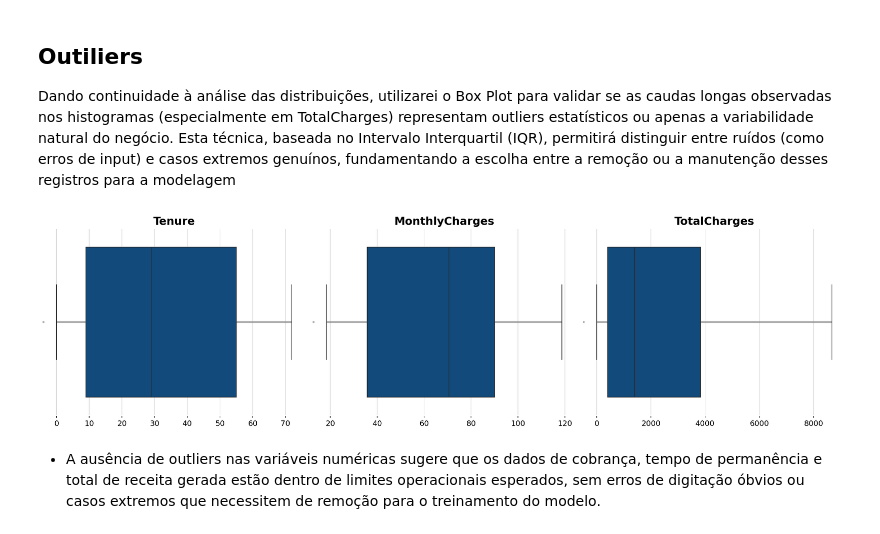
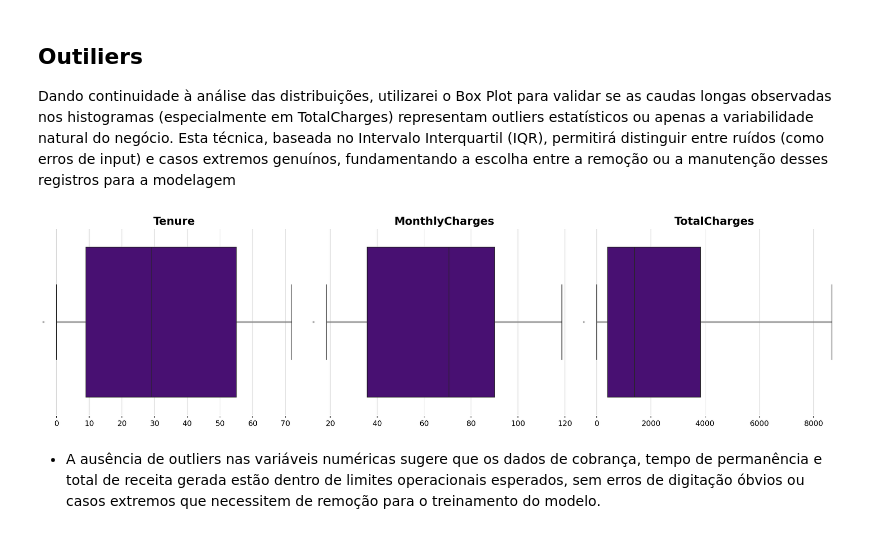
Before and after one commit to RebecaVBoas/Telco-Customer-Churn-Prediction, a Jupyter notebook: notebooks/EDA.ipynb, the cells around one changed output. Cells and saved outputs as stored; diff of their text form; code cells hidden in the pictures.

```diff
--- a/notebooks/EDA.ipynb
+++ b/notebooks/EDA.ipynb
@@ -437,15 +437,15 @@ Dando continuidade à análise das distribuições, utilizarei o Box Plot para v
 # %%
 figs, axes = plt.subplots(1, len(numerical_features), figsize = (18, 5))
 
 for i, col in enumerate(numerical_features):
-    sns.boxplot(data = df_train, x=col, ax=axes[i], color ='#004B8D' , fliersize = 5)
+    sns.boxplot(data = df_train, x=col, ax=axes[i], color ='#4B0082' , fliersize = 5)
     axes[i].set_title(f'{col}', fontweight = 'bold')
     axes[i].set_xlabel('')
 
 plt.tight_layout()
 plt.show()
 # %% [output]
-[figure, old version]
+[figure, new version]
 # %% [markdown]
 * A ausência de outliers nas variáveis numéricas sugere que os dados de cobrança, tempo de permanência e total de receita gerada estão dentro de limites operacionais esperados, sem erros de digitação óbvios ou casos extremos que necessitem de remoção para o treinamento do modelo.
 # %% [markdown]
```
Also changed, not shown: parts of 7 cells of this notebook.
